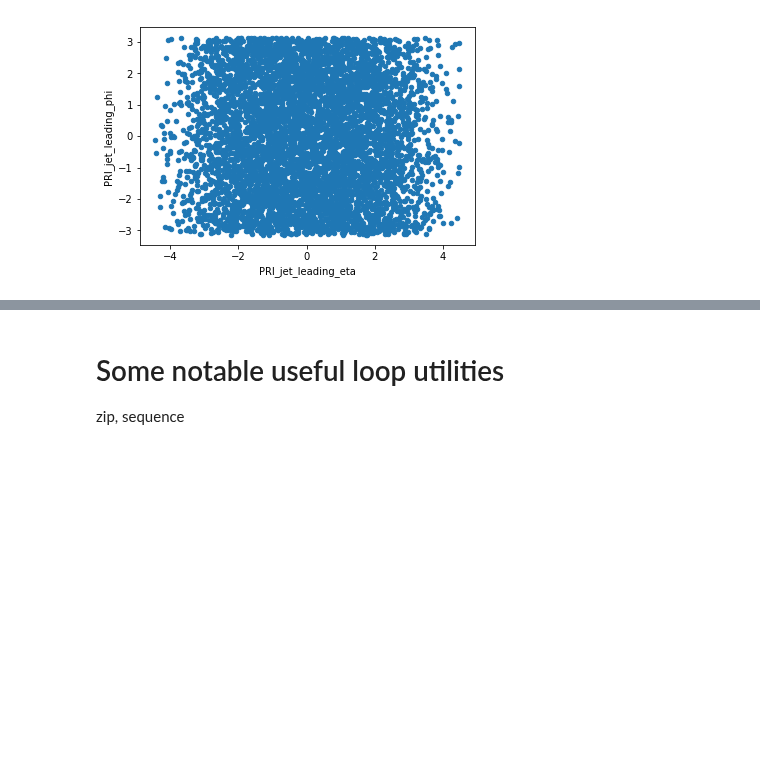
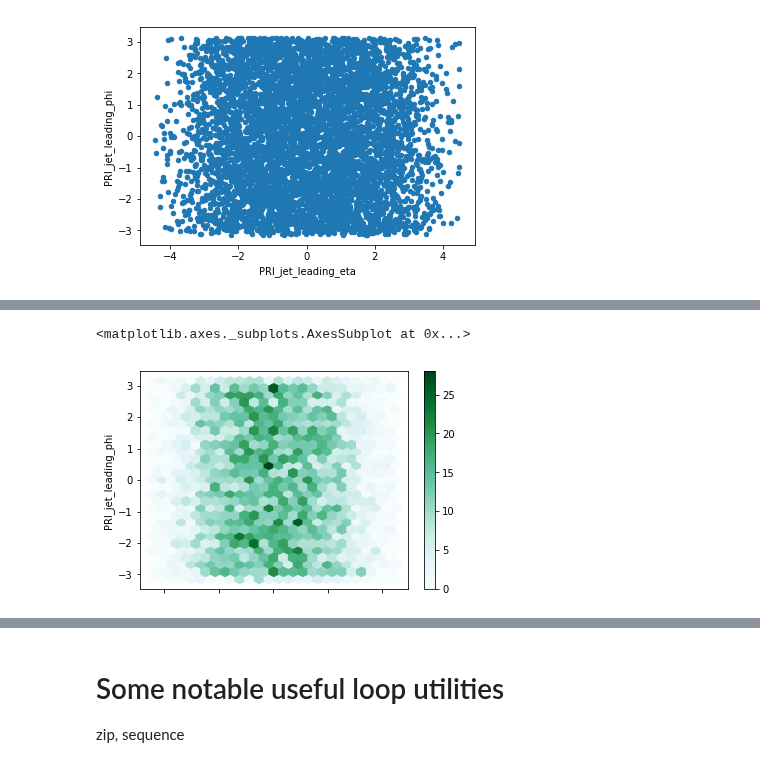
Before and after one commit to graeme-a-stewart/python-introduction, a Jupyter notebook: presentation-insights.ipynb, the cells around one changed output, grey strips where cells are left out. Drawn from its saved outputs; the diff is of its cells as text; code cells hidden in the pictures; blank space fills up the shorter version.

```diff
--- a/presentation-insights.ipynb
+++ b/presentation-insights.ipynb
@@ -1355,0 +1372,6 @@ leadJet.plot.scatter(x="PRI_jet_leading_eta", y="PRI_jet_leading_phi")
+# %%
+# Or use a hexbin density plot
+leadJet.plot.hexbin(x="PRI_jet_leading_eta", y="PRI_jet_leading_phi", gridsize=25)
+# %% [output]
+<matplotlib.axes._subplots.AxesSubplot at 0x...>
+[figure, added]
```
Also changed, not shown: parts of 16 cells of this notebook.
